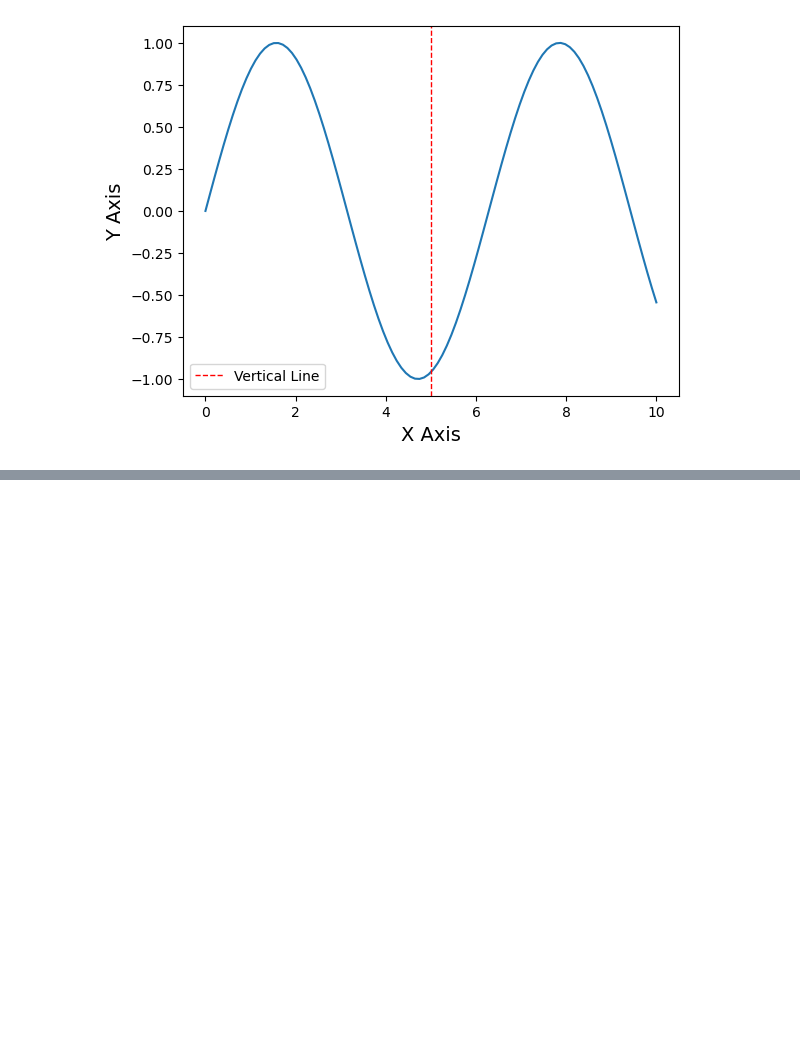
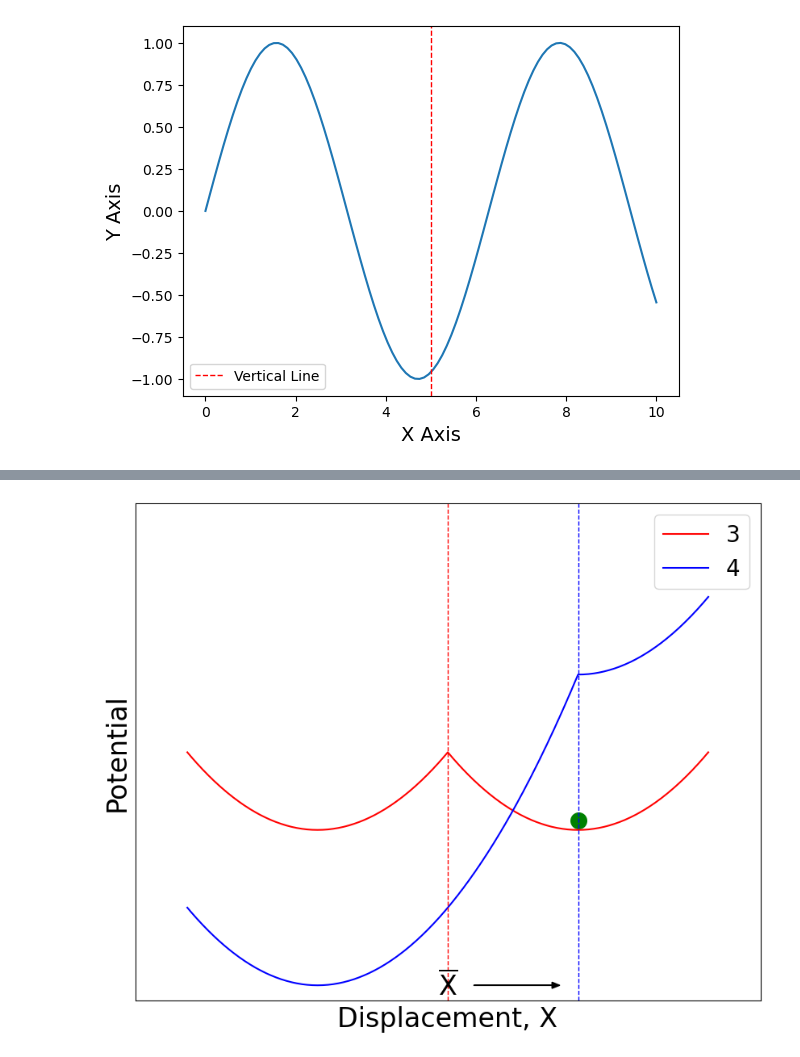
Before and after one commit to JiPang22/plot_potential, a Jupyter notebook: Untitled.ipynb, the cells around one changed output, grey strips where cells are left out. Saved outputs shown, nothing was run; the diff lists cells and outputs as text; code cells hidden in the pictures; blank space fills up the shorter version.

```diff
--- a/Untitled.ipynb
+++ b/Untitled.ipynb
@@ -242,0 +344,46 @@ plt.show()
+# %%
+# state4
+
+
+import matplotlib.pyplot as plt
+import numpy as np
+x = np.arange(-1, 1.01, 0.01)
+
+plt.figure(figsize=(10,8))
+plt.xlim(-1.2, 1.2)  # x축 범위 설정
+plt.ylim(-0.8, 0.8)  # y축 범위 설정
+plt.xlabel('Displacement, X', fontsize=24)
+plt.ylabel('Potential',fontsize=24)
+
+xx=0.
+y = x**2 - 2 * 0.5 * (x - xx) * np.sign(x - xx)
+plt.plot(x, y, label=f'3', color='r')
+
+
+
+xx=.5
+y = x**2 - 2 * 0.5 * (x - xx) * np.sign(x - xx)
+plt.plot(x, y, label=f'4', color='b')
+
+
+
+
+
+
+plt.scatter(0.5, -0.22, color='g', s = 200) # state point 추가
+
+plt.text(0., -0.75, r'$\mathrm{\overline{X}}$', fontsize=24, ha='center', va='center') # 엑스바 텍스트 위치
+
+plt.arrow(0.1, -0.75,0.3, 0, head_width=0.02, head_length=0.03, fc='black', ec='black')
+
+plt.axvline(x=0.5, color='b', linestyle='--', linewidth=1)# 버티컬 라인 추가
+plt.axvline(x=0, color='r', linestyle='--', linewidth=1) # 버티컬 라인 추가
+
+plt.legend(fontsize = 20)
+plt.gca().set_xticklabels([])
+plt.gca().set_yticklabels([])
+plt.xticks([])
+plt.yticks([])
+plt.show()
+# %% [output]
+[figure, added]
```
Also changed, not shown: parts of 3 cells of this notebook.
